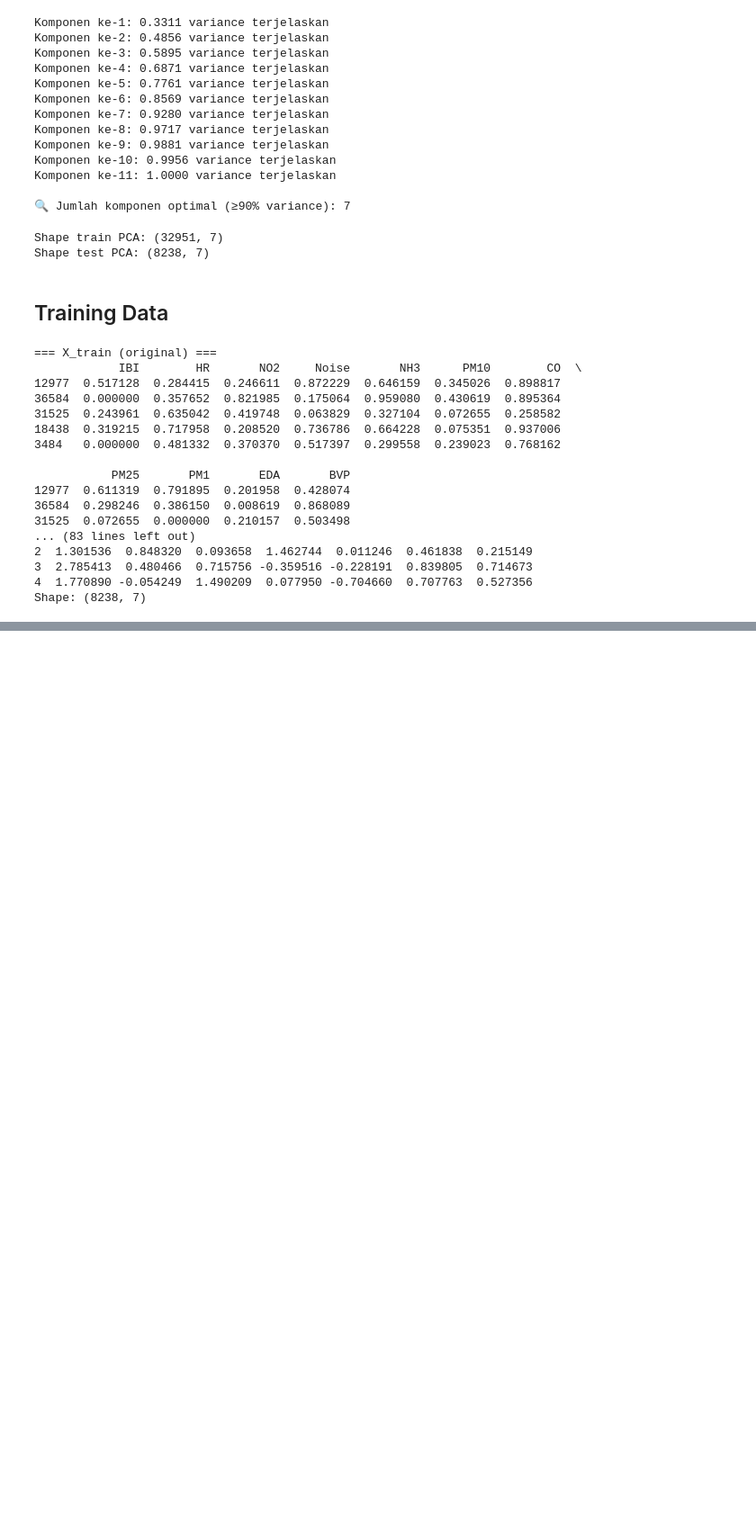
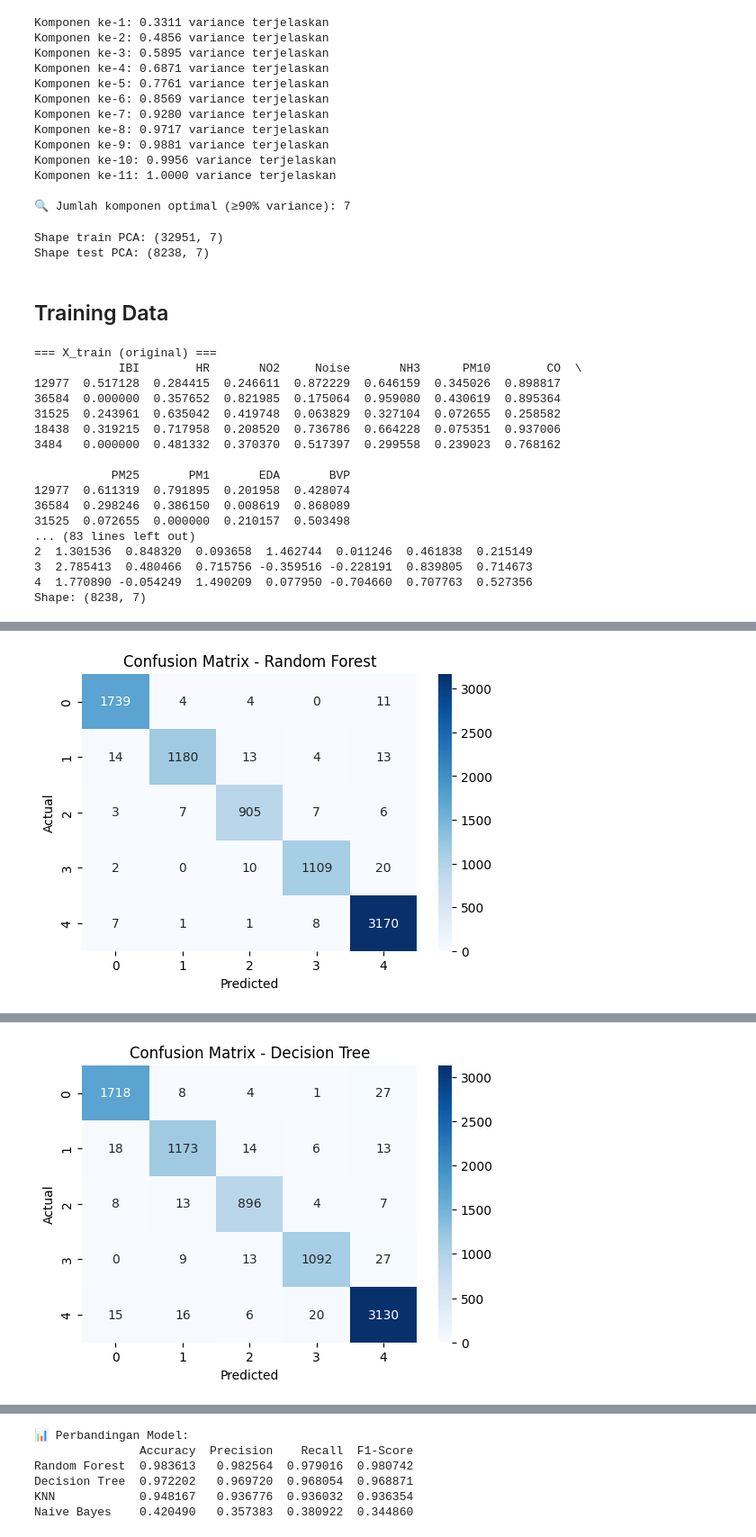
Before and after one commit to RyanGA09/DataMiningAirQuality, a Jupyter notebook: notebook.ipynb, the cells around one changed output, grey strips where cells are left out. Shown at 90% size. Drawn from its saved outputs; the diff is of its cells as text; code cells hidden in the pictures; blank space fills up the shorter version.

Commit message:
update notebook.ipynb (update imbalance data code)

```diff
--- a/notebook.ipynb
+++ b/notebook.ipynb
@@ -700,0 +556,67 @@ weighted avg     0.9714    0.9714    0.9713      8238
+# %%
+from sklearn.ensemble import RandomForestClassifier
+from sklearn.naive_bayes import GaussianNB
+from sklearn.tree import DecisionTreeClassifier
+from sklearn.neighbors import KNeighborsClassifier
+from sklearn.metrics import classification_report, confusion_matrix
+import seaborn as sns
+import matplotlib.pyplot as plt
+import pandas as pd
+
+# Buat dictionary model
+models = {
+    "Random Forest": RandomForestClassifier(n_estimators=100, random_state=42),
+    "Decision Tree": DecisionTreeClassifier(random_state=42),
+    "KNN": KNeighborsClassifier(n_neighbors=5),
+    "Naive Bayes": GaussianNB(),
+}
+
+# Dictionary untuk simpan hasil evaluasi
+results = {}
+
+for name, model in models.items():
+    print(f"\n🔹 Training {name}...")
+
+    # Training pakai data yang sudah discaled
+    model.fit(X_train_scaled, y_train)
+
+    # Prediction
+    y_pred = model.predict(X_test_scaled)
+
+    # Evaluasi
+    report = classification_report(y_test, y_pred, output_dict=True, zero_division=0)
+
+    # Simpan hasil utama (macro avg agar balance antar kelas)
+    results[name] = {
+        "Accuracy": report["accuracy"],
+        "Precision": report["macro avg"]["precision"],
+        "Recall": report["macro avg"]["recall"],
+        "F1-Score": report["macro avg"]["f1-score"]
+    }
+
+    # Tampilkan laporan lengkap
+    print(f"\nClassification Report ({name}):")
+    print(classification_report(y_test, y_pred, zero_division=0))
+
+    # Confusion Matrix
+    cm = confusion_matrix(y_test, y_pred)
+    plt.figure(figsize=(6,4))
+    sns.heatmap(cm, annot=True, fmt="d", cmap="Blues")
+    plt.title(f"Confusion Matrix - {name}")
+    plt.xlabel("Predicted")
+    plt.ylabel("Actual")
+    plt.show()
+
+# Tampilkan perbandingan hasil dalam bentuk tabel
+df_results = pd.DataFrame(results).T
+print("\n📊 Perbandingan Model:")
+print(df_results)
+
+# Visualisasi perbandingan
+df_results.plot(kind="bar", figsize=(10,6))
+plt.title("Perbandingan Akurasi, Precision, Recall, dan F1-Score Antar Model")
+plt.ylabel("Score")
+plt.xticks(rotation=0)
+plt.legend(loc="lower right")
+plt.show()
+# %% [output]
@@ -700,0 +637 @@ weighted avg     0.9714    0.9714    0.9713      8238
+[figure, added]
@@ -700,0 +652 @@ weighted avg     0.9714    0.9714    0.9713      8238
+[figure, added]
@@ -700,0 +683,6 @@ weighted avg     0.9714    0.9714    0.9713      8238
+📊 Perbandingan Model:
+               Accuracy  Precision    Recall  F1-Score
+Random Forest  0.983613   0.982564  0.979016  0.980742
+Decision Tree  0.972202   0.969720  0.968054  0.968871
+KNN            0.948167   0.936776  0.936032  0.936354
+Naive Bayes    0.420490   0.357383  0.380922  0.344860
```
Also changed, not shown: parts of 27 cells of this notebook.
